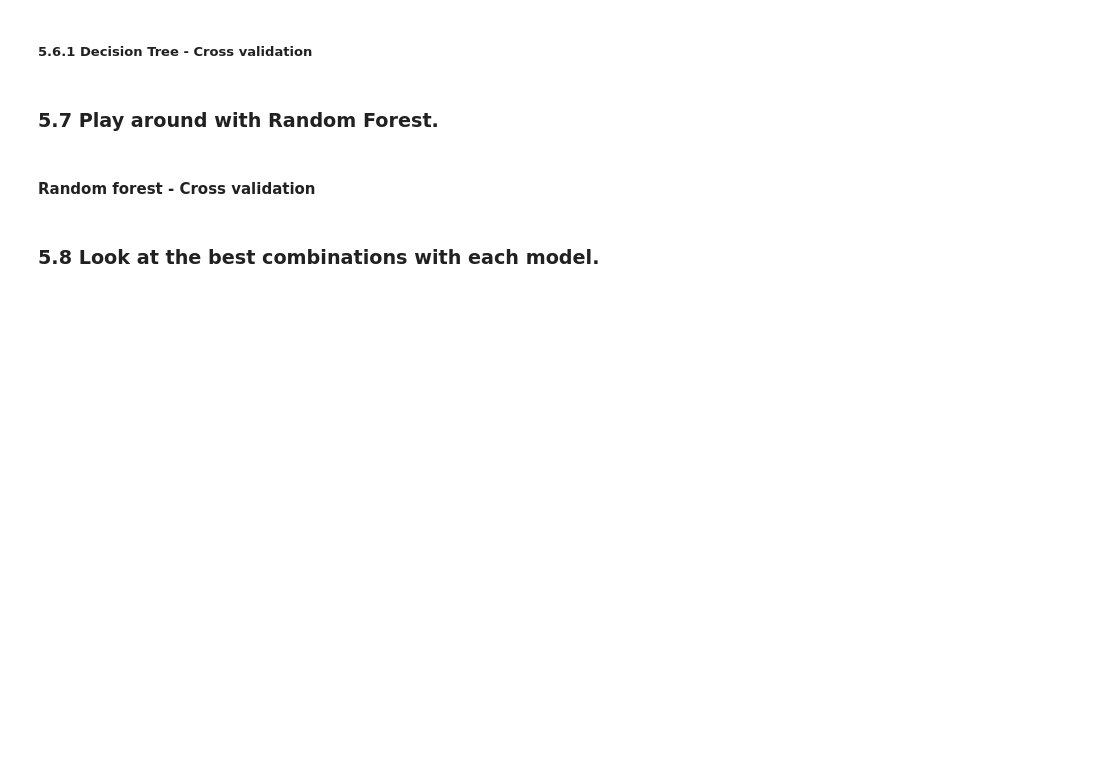
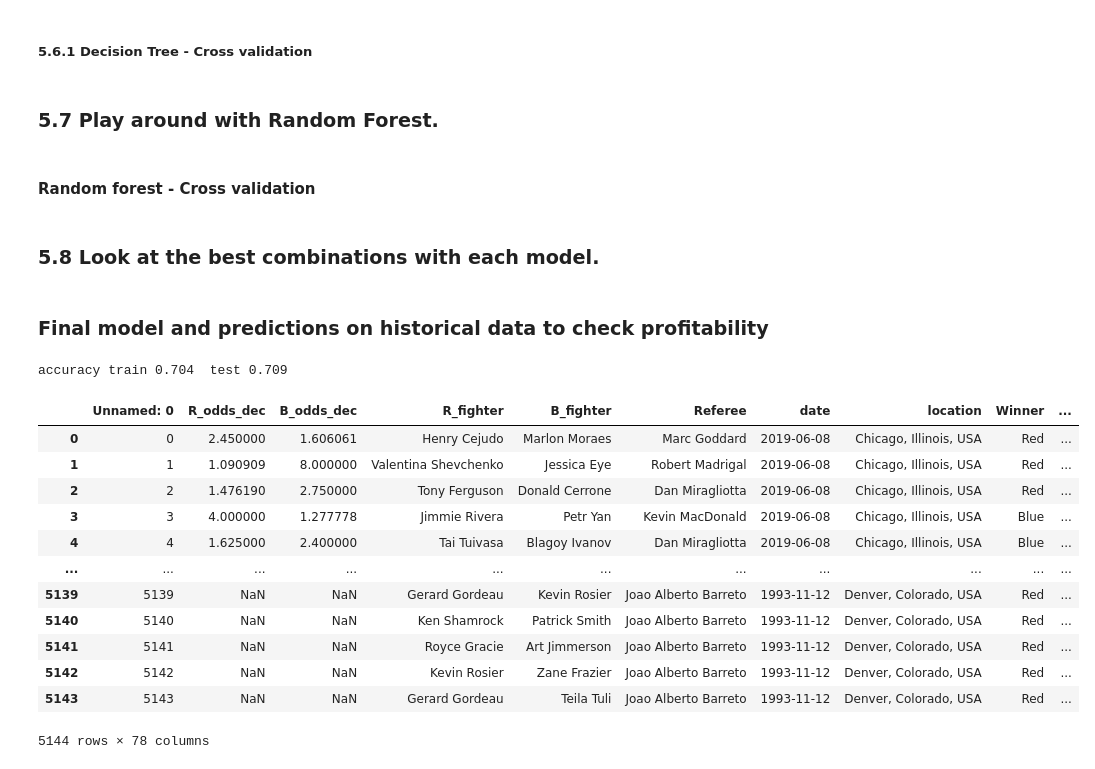
Before and after one commit to Gustavclausen1804/UFC-dataset, a Jupyter notebook: BDA_project.ipynb, the cells around one changed output. Drawn from its saved outputs; the diff is of its cells as text; code cells hidden in the pictures; blank space fills up the shorter version.

Commit message:
profit calculation

```diff
--- a/BDA_project.ipynb
+++ b/BDA_project.ipynb
@@ -632,3 +765,15 @@ for p in splot.patches:
                    ha = 'center', va = 'top',
                    xytext = (0, 9),
                    textcoords = 'offset points')
+# %% [markdown]
+### Final model and predictions on historical data to check profitability
+# %%
+mlp_model = MLPClassifier(alpha=0.01, learning_rate="invscaling")
+mlp_model.fit(X_train,y_train)
+mlp_model_score = mlp_model.score(X_train,y_train)
+mlp__model_test = mlp_model.score(X_test,y_test)
+
+
+print("accuracy train {:.3f}  test {:.3f}".format(mlp_model_score, mlp__model_test))
+# %% [output]
+accuracy train 0.704  test 0.709
@@ -634,0 +784,19 @@ for p in splot.patches:
+# %%
+#import the odds
+df_odds = pd.read_excel('newestdataset_odds.xlsx')
+# %%
+df_odds
+# %% [output]
+|  | Unnamed: 0 | R_odds_dec | B_odds_dec | R_fighter | B_fighter | Referee | date | location | Winner | ... |
+| 0 | 0 | 2.450000 | 1.606061 | Henry Cejudo | Marlon Moraes | Marc Goddard | 2019-06-08 | Chicago, Illinois, USA | Red | ... |
+| 1 | 1 | 1.090909 | 8.000000 | Valentina Shevchenko | Jessica Eye | Robert Madrigal | 2019-06-08 | Chicago, Illinois, USA | Red | ... |
+| 2 | 2 | 1.476190 | 2.750000 | Tony Ferguson | Donald Cerrone | Dan Miragliotta | 2019-06-08 | Chicago, Illinois, USA | Red | ... |
+| 3 | 3 | 4.000000 | 1.277778 | Jimmie Rivera | Petr Yan | Kevin MacDonald | 2019-06-08 | Chicago, Illinois, USA | Blue | ... |
+| 4 | 4 | 1.625000 | 2.400000 | Tai Tuivasa | Blagoy Ivanov | Dan Miragliotta | 2019-06-08 | Chicago, Illinois, USA | Blue | ... |
+| ... | ... | ... | ... | ... | ... | ... | ... | ... | ... | ... |
+| 5139 | 5139 | NaN | NaN | Gerard Gordeau | Kevin Rosier | Joao Alberto Barreto | 1993-11-12 | Denver, Colorado, USA | Red | ... |
+| 5140 | 5140 | NaN | NaN | Ken Shamrock | Patrick Smith | Joao Alberto Barreto | 1993-11-12 | Denver, Colorado, USA | Red | ... |
+| 5141 | 5141 | NaN | NaN | Royce Gracie | Art Jimmerson | Joao Alberto Barreto | 1993-11-12 | Denver, Colorado, USA | Red | ... |
+| 5142 | 5142 | NaN | NaN | Kevin Rosier | Zane Frazier | Joao Alberto Barreto | 1993-11-12 | Denver, Colorado, USA | Red | ... |
+| 5143 | 5143 | NaN | NaN | Gerard Gordeau | Teila Tuli | Joao Alberto Barreto | 1993-11-12 | Denver, Colorado, USA | Red | ... |
+5144 rows × 78 columns
```
Also changed, not shown: parts of 37 cells of this notebook, 6 other files.
